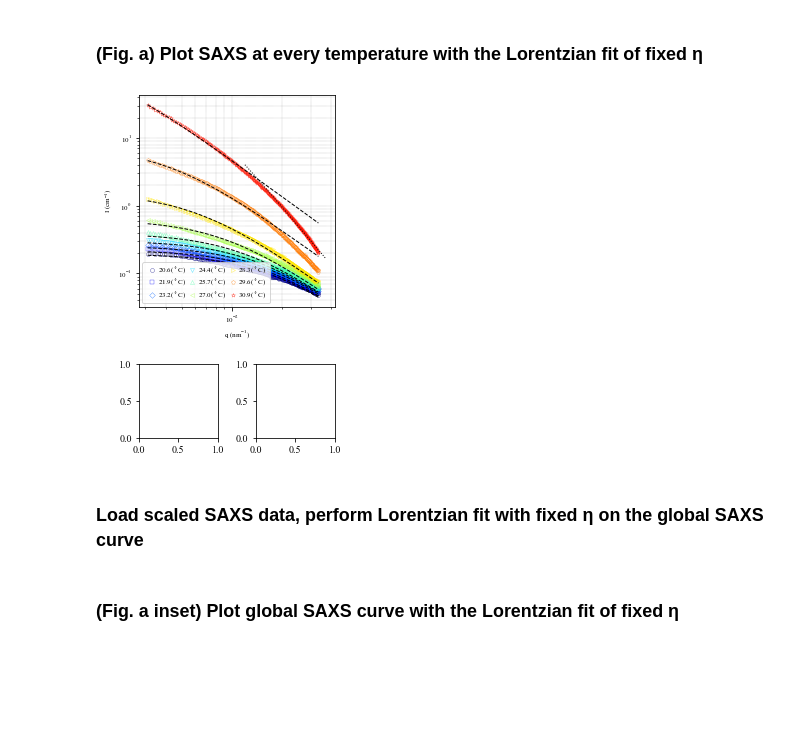
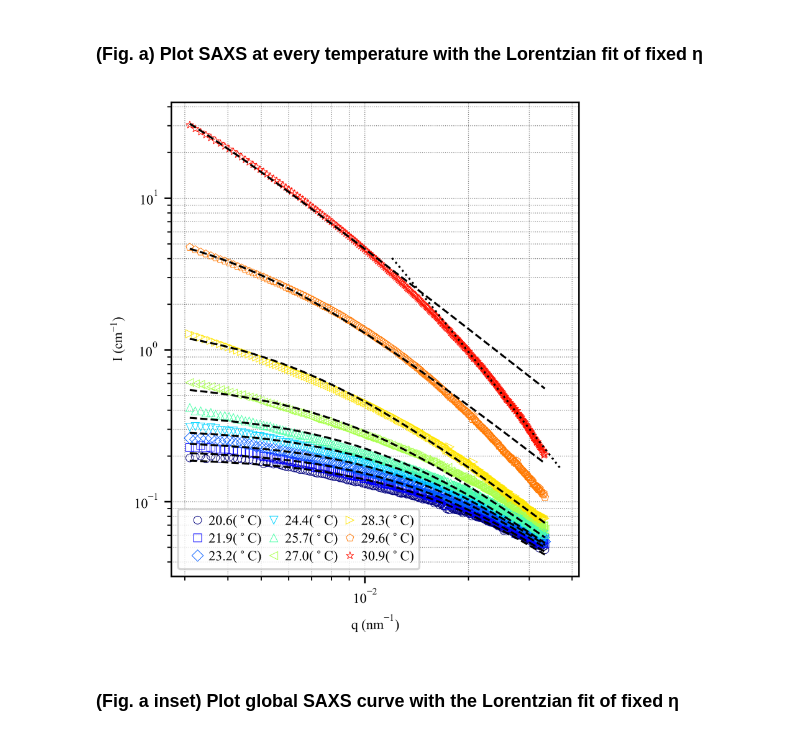
Before and after one commit to AZjk/llps-saxpcs, a Jupyter notebook: H06/SAXS_Global_Fit.ipynb, the cells around one changed output. Drawn from its saved outputs; the diff is of its cells as text; code cells hidden in the pictures; blank space fills up the shorter version.

```diff
--- a/H06/SAXS_Global_Fit.ipynb
+++ b/H06/SAXS_Global_Fit.ipynb
@@ -84,8 +84,8 @@ figure_width_inches = figure_width_mm / 25.4
 fig = plt.figure(figsize=(figure_width_inches, figure_width_inches * 1.5), constrained_layout=True)
 gs = fig.add_gridspec(2, 2, height_ratios=[2, 0.7], width_ratios=[1, 1], hspace=0.1)
 ax1 = fig.add_subplot(gs[0, :])  # Subplot (a)
-ax2 = fig.add_subplot(gs[1, 0])  # Subplot (b)
-ax3 = fig.add_subplot(gs[1, 1])  # Subplot (c)
+# ax2 = fig.add_subplot(gs[1, 0])  # Subplot (b)
+# ax3 = fig.add_subplot(gs[1, 1])  # Subplot (c)
 # Colormap and marker style
 cmap = plt.get_cmap('jet')
 colors = [cmap(i / num_T) for i in range(num_T)]
@@ -96,33 +96,31 @@ for ii in range(num_T):
     ax1.loglog(ql, avg_ramp_up_cleaned[ii]['saxs_1d'], marker_styles[ii % len(marker_styles)],
                color=colors[ii], markersize=4, markerfacecolor='none', markeredgewidth=0.3)
 for jj in range(num_T):
     Iq_fit = lorentzian_fit_fix_b(q, Iq0[jj], xi[jj])
     ax1.loglog(q, Iq_fit, '--', color='black', linewidth=1)
 
 # Add manual curve that shows q scaling at higher q and higher temperature
 qx_test = np.logspace(np.log10(1.2e-2), np.log10(3.7e-2), 100)
 I_test = lorentzian_fit(qx_test, 5.5e1, 2e2, 2.9)
 ax1.loglog(qx_test, I_test, ':', color='black', linewidth=1)
 
 ax1.set_xlabel('q ($\\mathdefault{nm^{-1}}$)', fontsize=7)
 ax1.set_ylabel('I (cm$^\\mathdefault{-1}$)', fontsize=7)
 ax1.tick_params(axis='both', which='major', labelsize=7)
 ax1.grid(which='both', linestyle=':', linewidth=0.4, color='gray')
 
 # Add legend for temperature
 t_list = [np.nanmean(avg_dict['temperature']) for avg_dict in avg_ramp_up]
 temperatures = np.array(t_list[:-1])
 legend_elements = [
     Line2D([0], [0], marker=marker_styles[i % len(marker_styles)],
            color=colors[i], label=f'{temperatures[i]:.1f}($^\circ$C)',
            markersize=4, linewidth=0.4, linestyle='None', markerfacecolor='none', markeredgewidth=0.3)
     for i in range(num_T)
 ]
 ax1.legend(handles=legend_elements, loc='lower left', fontsize=7, frameon=True,
            ncol=3, labelspacing=0.3, handletextpad=-0.2, columnspacing=-0.1)
 plt.figure(fig)
 plt.show()
 # %% [output]
-[figure, old version]
+[figure, new version]
-# %% [markdown]
-### Load scaled SAXS data, perform Lorentzian fit with fixed η on the global SAXS curve
```
Also changed, not shown: parts of 12 cells of this notebook, 13 other files.
